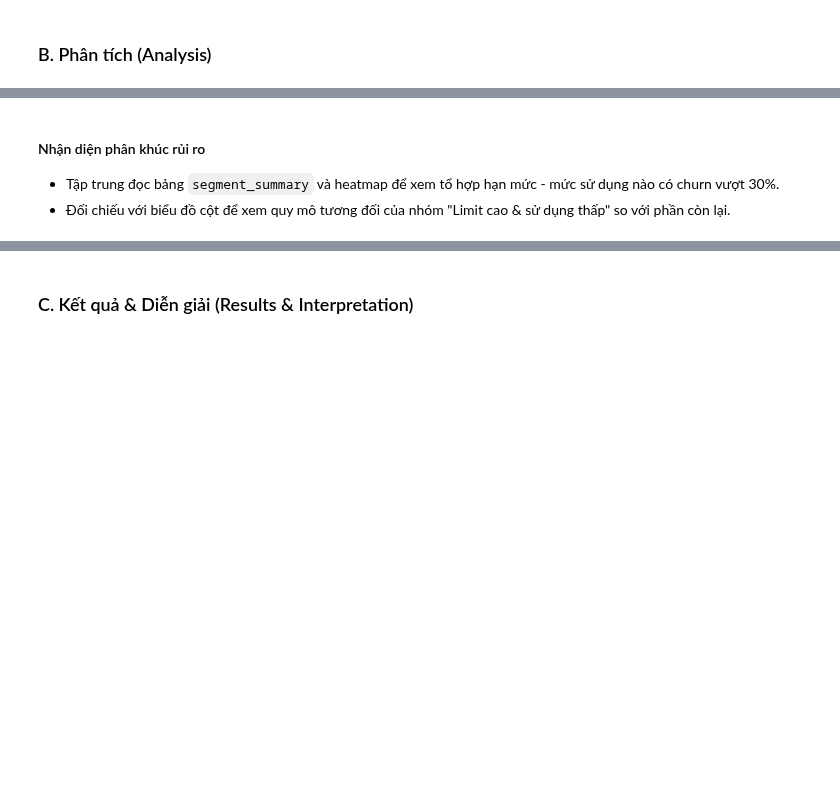
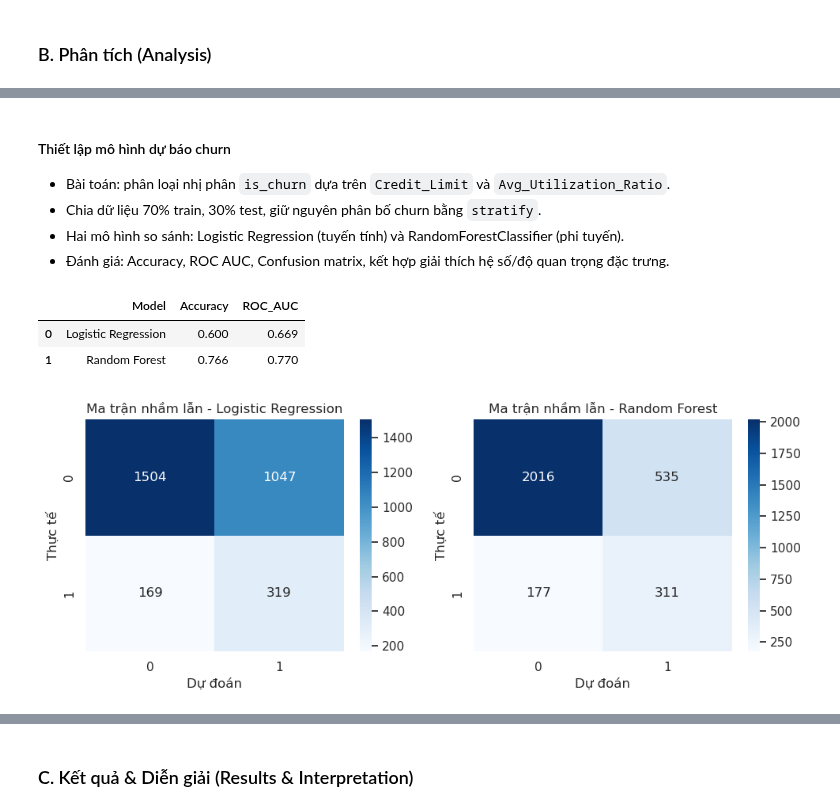
Before and after one commit to Khoa-Neee/P4DS_Final-Project, a Jupyter notebook: main.ipynb, the cells around one changed output, grey strips where cells are left out. Cells and saved outputs as stored; diff of their text form; code cells hidden in the pictures; blank space fills up the shorter version.

```diff
--- a/main.ipynb
+++ b/main.ipynb
@@ -1325,6 +1380,75 @@ hl_stats
 | 0 | False | 7662 | 1270 | 16.58 | Nhóm còn lại |
 | 1 | True | 2465 | 357 | 14.48 | Limit cao & sử dụng thấp |
 # %% [markdown]
-#### Nhận diện phân khúc rủi ro
-- Tập trung đọc bảng `segment_summary` và heatmap để xem tổ hợp hạn mức - mức sử dụng nào có churn vượt 30%.
-- Đối chiếu với biểu đồ cột để xem quy mô tương đối của nhóm "Limit cao & sử dụng thấp" so với phần còn lại.
+#### Thiết lập mô hình dự báo churn
+- Bài toán: phân loại nhị phân `is_churn` dựa trên `Credit_Limit` và `Avg_Utilization_Ratio`.
+- Chia dữ liệu 70% train, 30% test, giữ nguyên phân bố churn bằng `stratify`.
+- Hai mô hình so sánh: Logistic Regression (tuyến tính) và RandomForestClassifier (phi tuyến).
+- Đánh giá: Accuracy, ROC AUC, Confusion matrix, kết hợp giải thích hệ số/độ quan trọng đặc trưng.
+# %%
+from sklearn.model_selection import train_test_split
+from sklearn.preprocessing import StandardScaler
+from sklearn.linear_model import LogisticRegression
+from sklearn.ensemble import RandomForestClassifier
+from sklearn.pipeline import Pipeline
+from sklearn.metrics import accuracy_score, roc_auc_score, confusion_matrix
+
+feature_cols = ['Credit_Limit', 'Avg_Utilization_Ratio']
+X = credit_df[feature_cols]
+y = credit_df['is_churn']
+
+X_train, X_test, y_train, y_test = train_test_split(
+    X, y, test_size=0.3, random_state=42, stratify=y
+ )
+
+pipelines = {
+    'Logistic Regression': Pipeline([
+        ('scaler', StandardScaler()),
+        ('model', LogisticRegression(max_iter=200, class_weight='balanced'))
+    ]),
+    'Random Forest': Pipeline([
+        ('model', RandomForestClassifier(
+            n_estimators=400,
+            max_depth=6,
+            random_state=42,
+            class_weight='balanced'
+        ))
+    ])
+}
+
+results = []
+conf_matrices = {}
+y_scores = {}
+
+for name, model in pipelines.items():
+    model.fit(X_train, y_train)
+    y_pred = model.predict(X_test)
+    y_proba = model.predict_proba(X_test)[:, 1]
+    acc = accuracy_score(y_test, y_pred)
+    auc = roc_auc_score(y_test, y_proba)
+    cm = confusion_matrix(y_test, y_pred)
+    conf_matrices[name] = cm
+    y_scores[name] = y_proba
+    results.append({
+        'Model': name,
+        'Accuracy': round(acc, 3),
+        'ROC_AUC': round(auc, 3)
+    })
+
+pd.DataFrame(results)
+# %% [output]
+|  | Model | Accuracy | ROC_AUC |
+| 0 | Logistic Regression | 0.600 | 0.669 |
+| 1 | Random Forest | 0.766 | 0.770 |
+# %%
+# Hình dung ma trận nhầm lẫn cho từng mô hình
+fig, axes = plt.subplots(1, 2, figsize=(10, 4))
+for ax, (name, cm) in zip(axes, conf_matrices.items()):
+    sns.heatmap(cm, annot=True, fmt='d', cmap='Blues', ax=ax)
+    ax.set_title(f'Ma trận nhầm lẫn - {name}')
+    ax.set_xlabel('Dự đoán')
+    ax.set_ylabel('Thực tế')
+plt.tight_layout()
+plt.show()
+# %% [output]
+[figure, added]
```
Also changed, not shown: parts of 50 cells of this notebook.
